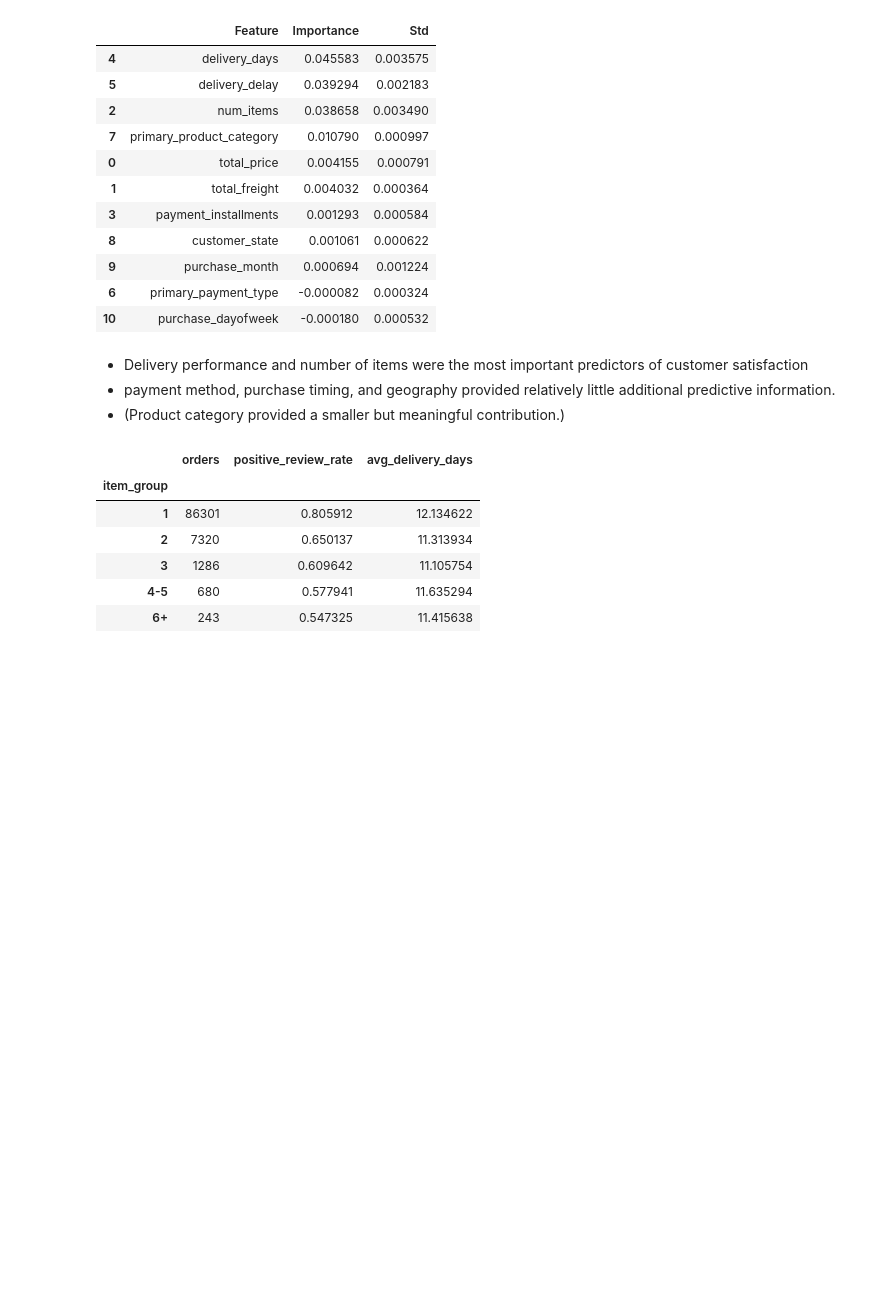
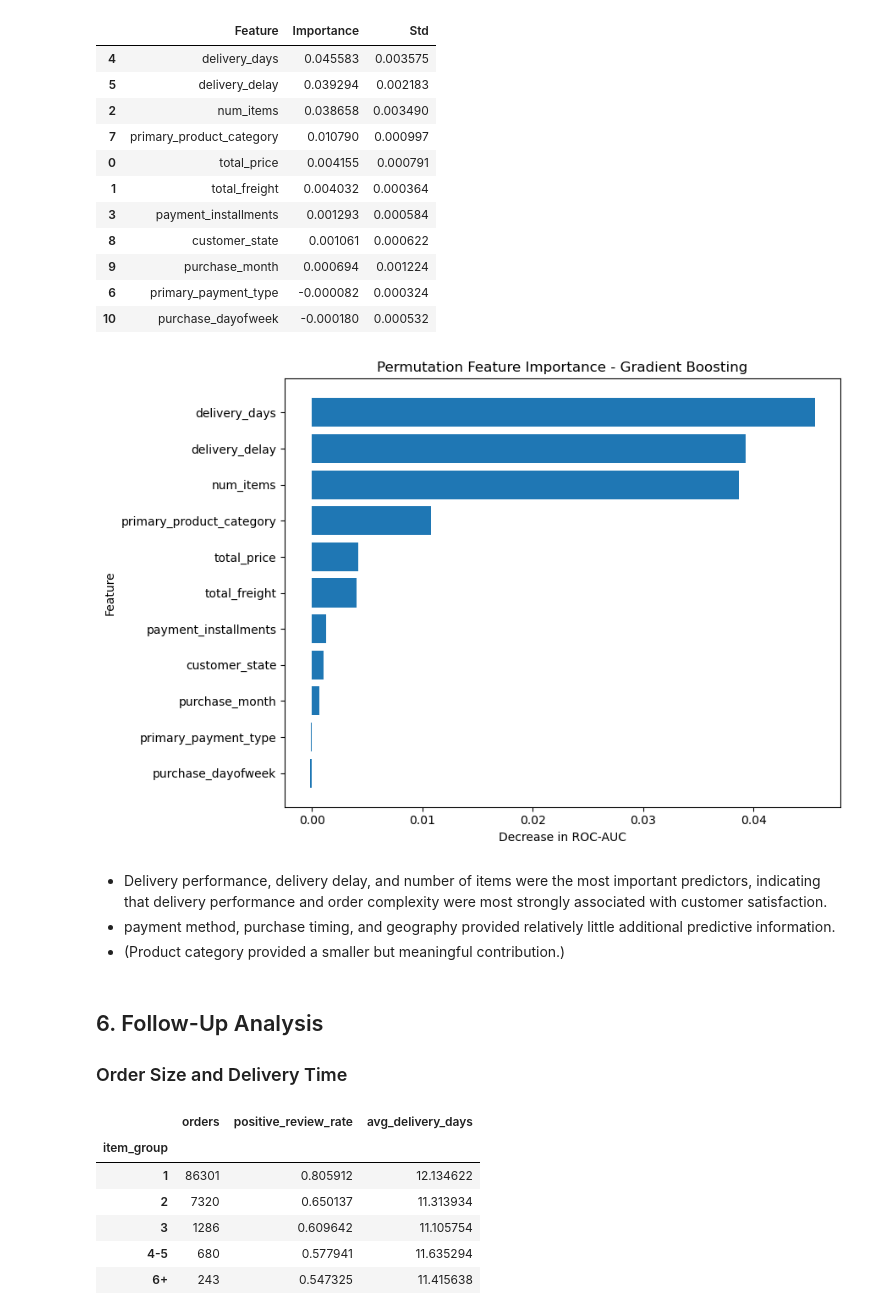
Before and after one commit to evz18/retail-analytics-capstone, a Jupyter notebook: olist/Olist_dataset.ipynb, the cells around one changed output. Cells and saved outputs as stored; diff of their text form; code cells hidden in the pictures; blank space fills up the shorter version.

Commit message:
Clean and organize Olist analysis notebook

```diff
--- a/olist/Olist_dataset.ipynb
+++ b/olist/Olist_dataset.ipynb
@@ -1072,10 +993,39 @@ importance_df
 | 9 | purchase_month | 0.000694 | 0.001224 |
 | 6 | primary_payment_type | -0.000082 | 0.000324 |
 | 10 | purchase_dayofweek | -0.000180 | 0.000532 |
+# %%
+# GRAPH FEATURE IMPORTANCE: Best Gradient Boosting Model
+
+#sort highest --> lowest importance for graph
+importance_plot = (
+    importance_df
+    .sort_values('Importance', ascending=True)
+)
+
+plt.figure(figsize=(9, 6))
+
+#horizontal bar plot --> easier to read feature names
+plt.barh(
+    importance_plot['Feature'],
+    importance_plot['Importance']
+)
+
+plt.xlabel('Decrease in ROC-AUC')
+plt.ylabel('Feature')
+plt.title('Permutation Feature Importance - Gradient Boosting')
+
+plt.tight_layout()
+plt.show()
+# %% [output]
+[figure, added]
 # %% [markdown]
-- Delivery performance and number of items were the most important predictors of customer satisfaction
+- Delivery performance, delivery delay, and number of items were the most important predictors, indicating that delivery performance and order complexity were most strongly associated with customer satisfaction.
 - payment method, purchase timing, and geography provided relatively little additional predictive information.
 - (Product category provided a smaller but meaningful contribution.)
+# %% [markdown]
+## 6. Follow-Up Analysis
+
+### Order Size and Delivery Time
 # %%
 #Explore num_items more
 item_review_summary = (
```
Also changed, not shown: parts of 58 cells of this notebook.
